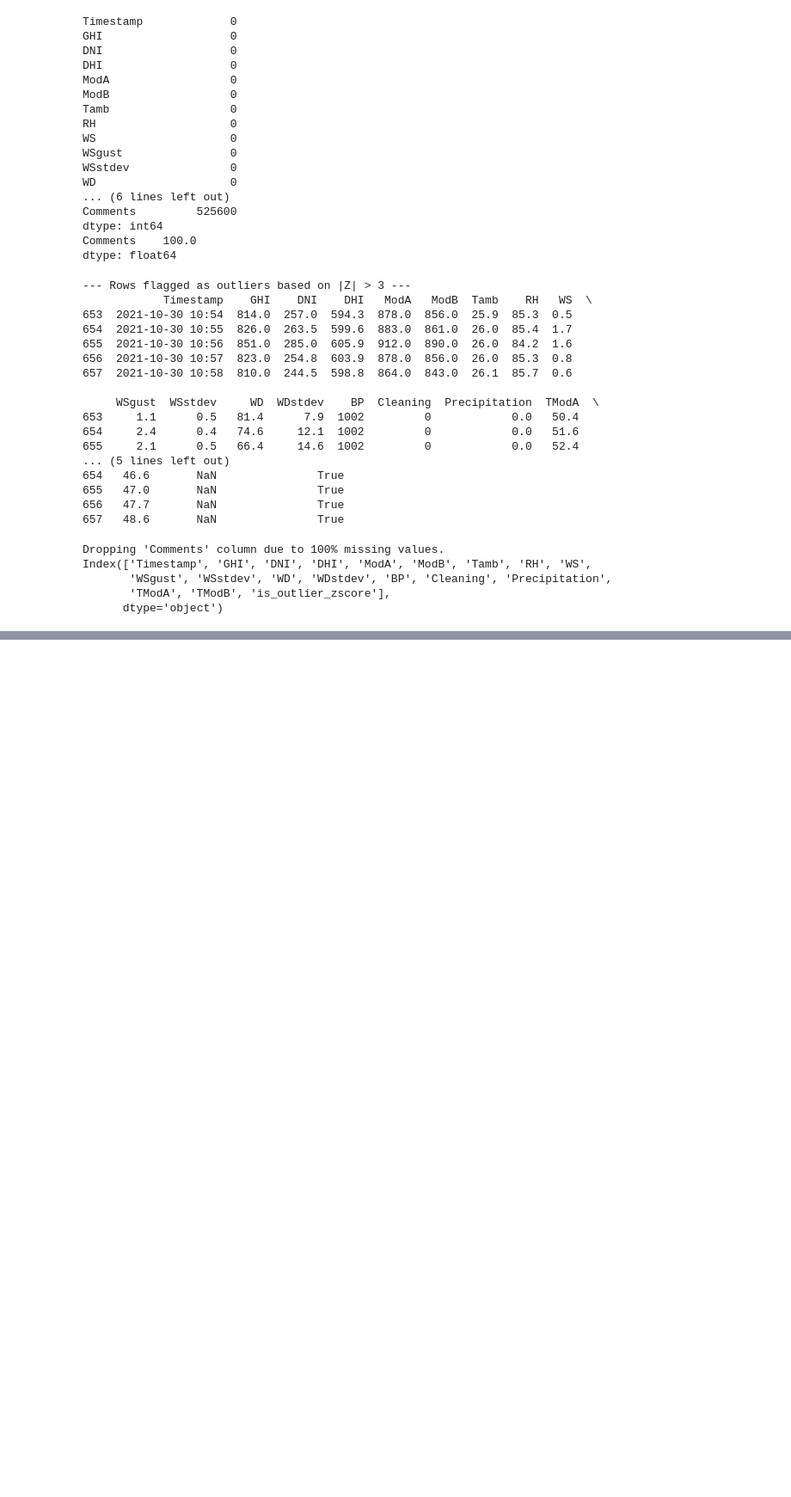
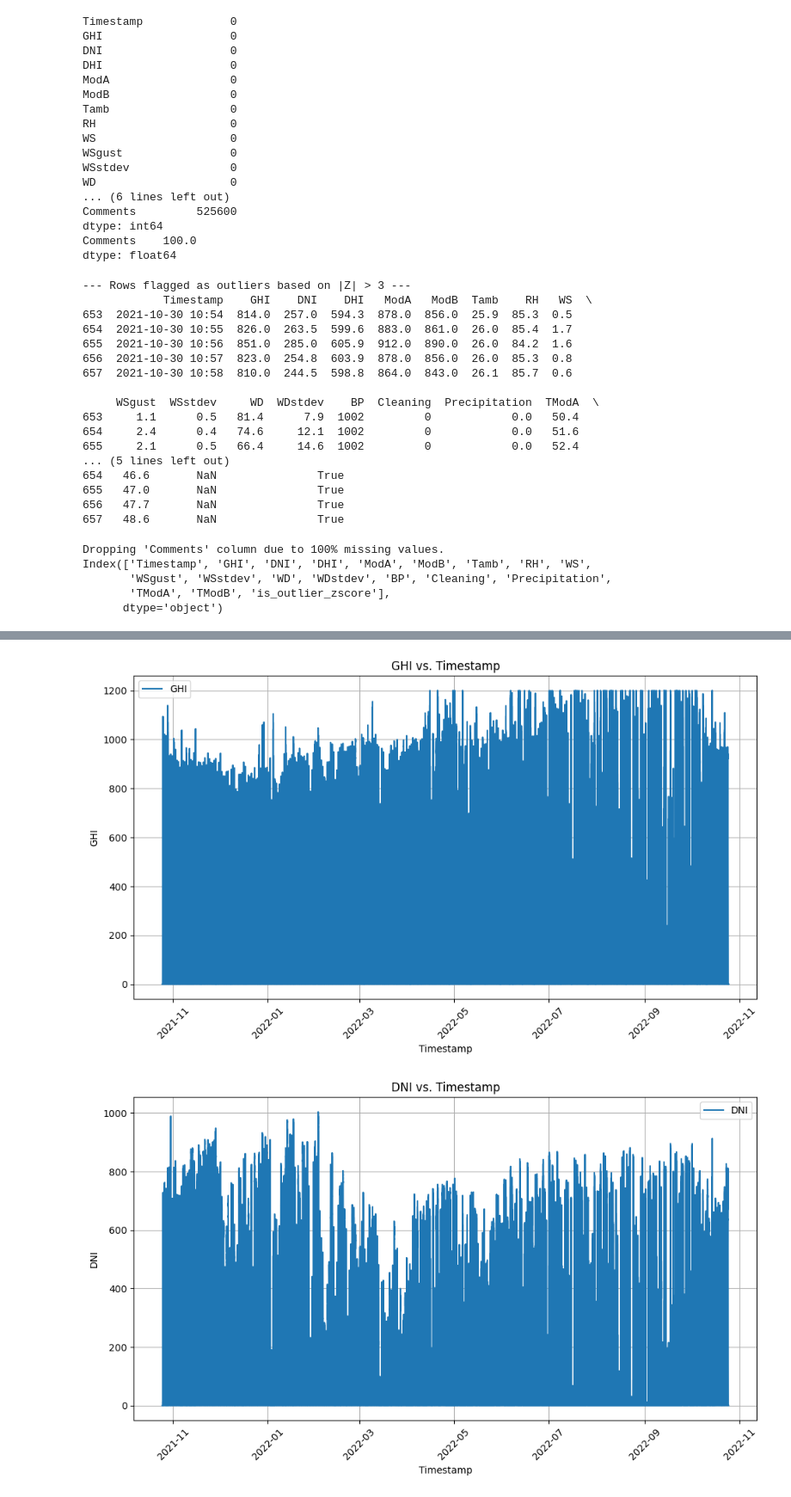
Before and after one commit to kalebb1/solar-challenge-week1, a Jupyter notebook: src/notebooks/sierraleone_eda.ipynb, the cells around one changed output, grey strips where cells are left out. Shown: that part at 86% size. Cells and saved outputs as stored; diff of their text form; code cells hidden in the pictures; blank space fills up the shorter version.

Commit message:
load cleaned data into sierraleone_clean.csv

```diff
--- a/src/notebooks/sierraleone_eda.ipynb
+++ b/src/notebooks/sierraleone_eda.ipynb
@@ -201,3 +200,49 @@ output_filepath = '../../data/sierraleone_clean.csv'
 
 # Export the DataFrame to CSV file
 df.to_csv(output_filepath, index=False)
+# %%
+import matplotlib.pyplot as plt
+
+# Load the dataset
+df = pd.read_csv('../../data/togo_clean.csv')
+
+# Ensure 'Timestamp' is in datetime format
+df['Timestamp'] = pd.to_datetime(df['Timestamp'])
+
+# Set Timestamp as index for time series plotting
+df.set_index('Timestamp', inplace=True)
+
+# List of variables to plot
+variables = ['GHI', 'DNI', 'DHI', 'Tamb']
+
+# Define colors for combined plot
+colors = ['tab:blue', 'tab:orange', 'tab:green', 'tab:red']
+
+# 1. Separate line plots for each variable
+for var in variables:
+    plt.figure(figsize=(10, 6))
+    plt.plot(df.index, df[var], label=var, color='tab:blue')
+    plt.title(f'{var} vs. Timestamp')
+    plt.xlabel('Timestamp')
+    plt.ylabel(var)
+    plt.legend()
+    plt.grid(True)
+    plt.xticks(rotation=45)
+    plt.tight_layout()
+    plt.show()
+
+# 2. Combined line plot with all variables
+plt.figure(figsize=(12, 8))
+for var, color in zip(variables, colors):
+    plt.plot(df.index, df[var], label=var, color=color)
+plt.title('GHI, DNI, DHI, and Tamb vs. Timestamp')
+plt.xlabel('Timestamp')
+plt.ylabel('Values')
+plt.legend()
+plt.grid(True)
+plt.xticks(rotation=45)
+plt.tight_layout()
+plt.show()
+# %% [output]
+[figure, added]
+[figure, added]
```
Also changed, not shown: parts of 3 cells of this notebook, 1 other file.
